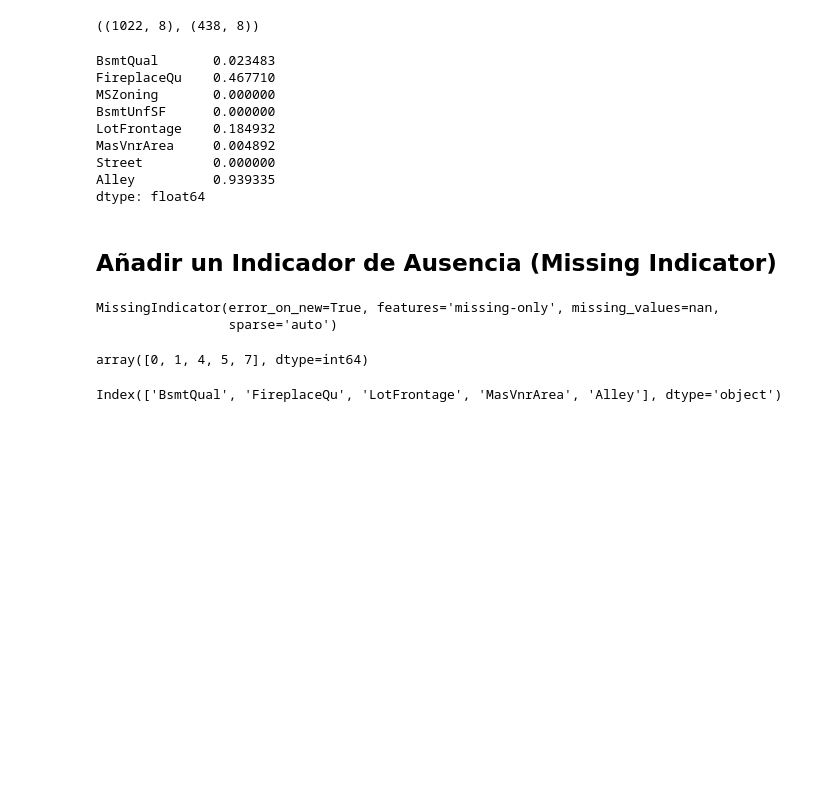
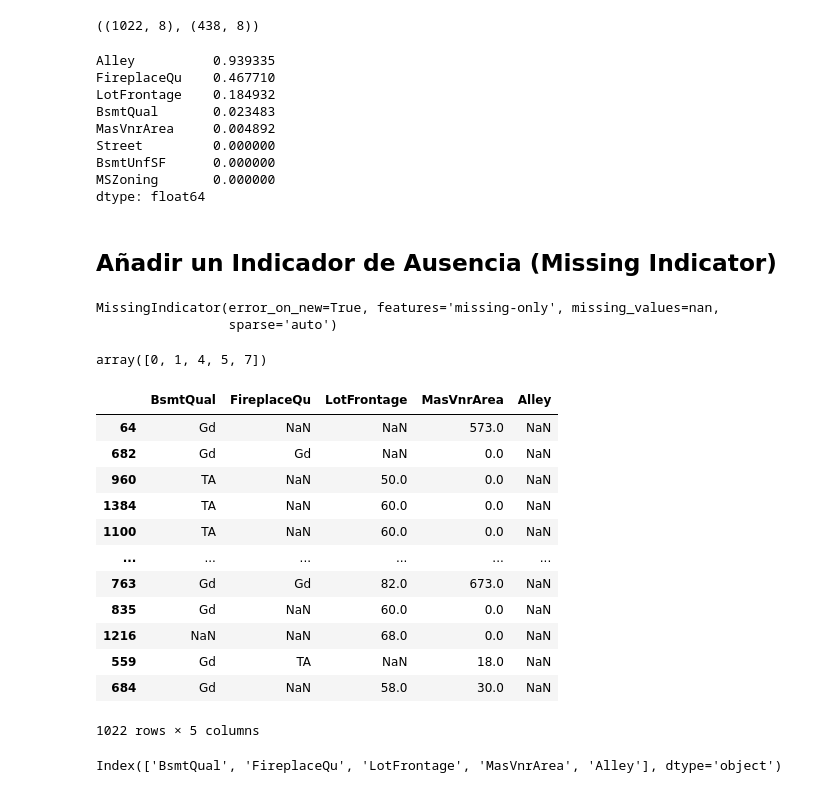
Before and after one commit to virf96/Chat-Bot, a Jupyter notebook: DatosFaltantes_IndicadorAusencia_Sklearn.ipynb, the cells around one changed output. Drawn from its saved outputs; the diff is of its cells as text; code cells hidden in the pictures; blank space fills up the shorter version.

```diff
--- a/DatosFaltantes_IndicadorAusencia_Sklearn.ipynb
+++ b/DatosFaltantes_IndicadorAusencia_Sklearn.ipynb
@@ -43,6 +46,6 @@ cols_to_use = ['BsmtQual', 'FireplaceQu', 'MSZoning',
 # %%
 # carguemos los datos
-data = pd.read_csv('../houseprice.csv', usecols=cols_to_use)
+data = pd.read_csv('/content/drive/My Drive/datasets/houseprice.csv', usecols=cols_to_use)
 print(data.shape)
 data.head()
 # %% [output]
@@ -83,32 +87,52 @@ X_train.shape, X_test.shape
 ((1022, 8), (438, 8))
 # %%
 # evaluemos el porcentaje de datos ausentes nuevamente
-X_train.isnull().mean()
+#El porcentaje de valores ausentes ha cambiado un poco debido a que estamos trabajando con el 70% del set original
+X_train.isnull().mean().sort_values(ascending=False)
 # %% [output]
+Alley          0.939335
+FireplaceQu    0.467710
+LotFrontage    0.184932
 BsmtQual       0.023483
-FireplaceQu    0.467710
-MSZoning       0.000000
-BsmtUnfSF      0.000000
-LotFrontage    0.184932
 MasVnrArea     0.004892
 Street         0.000000
-Alley          0.939335
+BsmtUnfSF      0.000000
+MSZoning       0.000000
 dtype: float64
 # %% [markdown]
 ## Añadir un Indicador  de Ausencia (Missing Indicator)
-# %%
-indicator = MissingIndicator(error_on_new=True, features='missing-only')
-indicator.fit(X_train)
-# %% [output]
-MissingIndicator(error_on_new=True, features='missing-only', missing_values=nan,
-                 sparse='auto')
+# %%
+#Indicamos que el método "MissingIndicator" indique los valores ausentes en las variables en donde reconozca valores faltantes
+#Todo esto con el set de entrenamiento.
+indicator = MissingIndicator(error_on_new=True, features='missing-only')
+indicator.fit(X_train)
+# %% [output]
+MissingIndicator(error_on_new=True, features='missing-only', missing_values=nan,
+                 sparse='auto')
 # %%
 # podemos ver las variables con valores nulos na:
 # el resultado muestra el índice (index)
 
 indicator.features_
 # %% [output]
-array([0, 1, 4, 5, 7], dtype=int64)
+array([0, 1, 4, 5, 7])
+# %%
+#Variables con missing values
+X_train.iloc[:, [0,1,4,5,7]]
+# %% [output]
+|  | BsmtQual | FireplaceQu | LotFrontage | MasVnrArea | Alley |
+| 64 | Gd | NaN | NaN | 573.0 | NaN |
+| 682 | Gd | Gd | NaN | 0.0 | NaN |
+| 960 | TA | NaN | 50.0 | 0.0 | NaN |
+| 1384 | TA | NaN | 60.0 | 0.0 | NaN |
+| 1100 | TA | NaN | 60.0 | 0.0 | NaN |
+| ... | ... | ... | ... | ... | ... |
+| 763 | Gd | Gd | 82.0 | 673.0 | NaN |
+| 835 | Gd | NaN | 60.0 | 0.0 | NaN |
+| 1216 | NaN | NaN | 68.0 | 0.0 | NaN |
+| 559 | Gd | TA | NaN | 18.0 | NaN |
+| 684 | Gd | NaN | 58.0 | 30.0 | NaN |
+1022 rows × 5 columns
 # %%
 # podemos encontrar el nombre de las variables pasando el índice
 # a la lista de columnas
```
Also changed, not shown: parts of 4 cells of this notebook.
